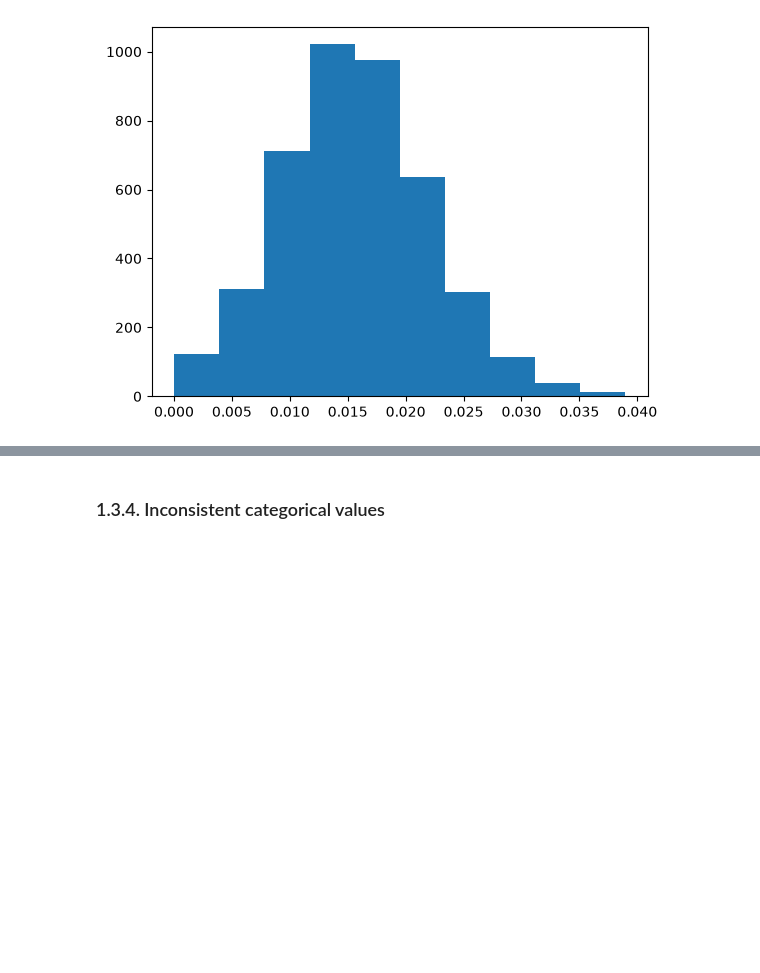
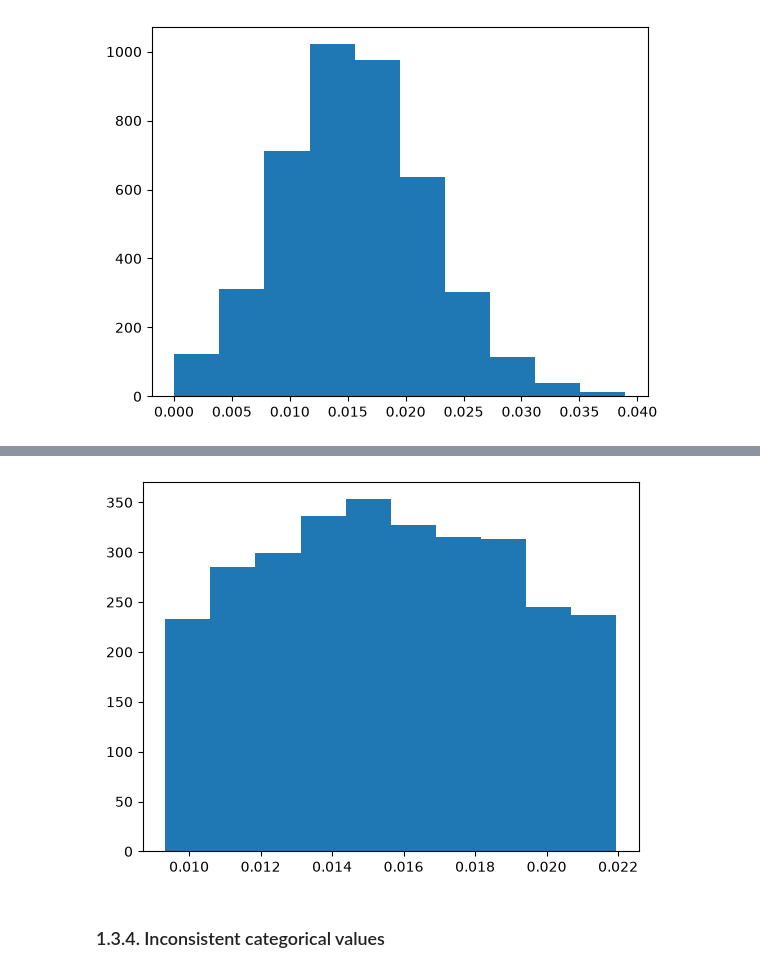
Before and after one commit to EzraGoldberg/portfolio-projects, a Jupyter notebook: 2. Tech Interview Prep/Weather Adtech Data Science/notebooks/Adtech_Prep.ipynb, the cells around one changed output, grey strips where cells are left out. Cells and saved outputs as stored; diff of their text form; code cells hidden in the pictures; blank space fills up the shorter version.

```diff
--- a/2. Tech Interview Prep/Weather Adtech Data Science/notebooks/Adtech_Prep.ipynb
+++ b/2. Tech Interview Prep/Weather Adtech Data Science/notebooks/Adtech_Prep.ipynb
@@ -310,3 +356,8 @@ plt.show()
+# %%
+plt.hist(campaign_cleaned["CTR"])
+plt.show()
+# %% [output]
+[figure, added]
 # %% [markdown]
 ### 1.3.4. Inconsistent categorical values
 # %%
```
Also changed, not shown: parts of 9 cells of this notebook.
